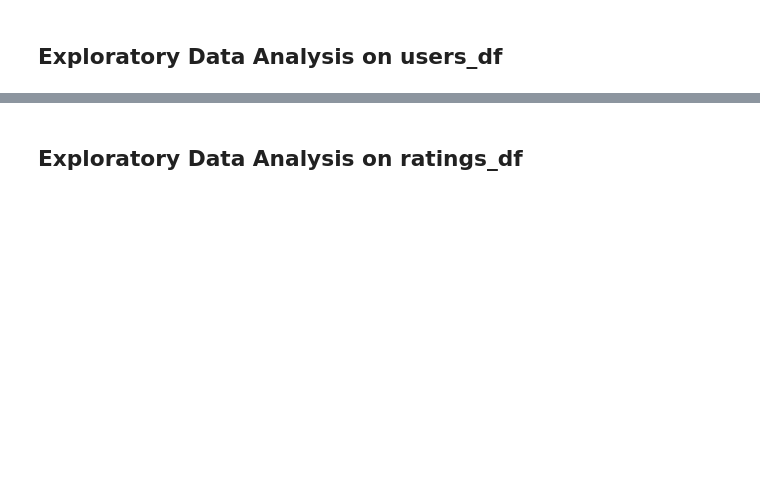
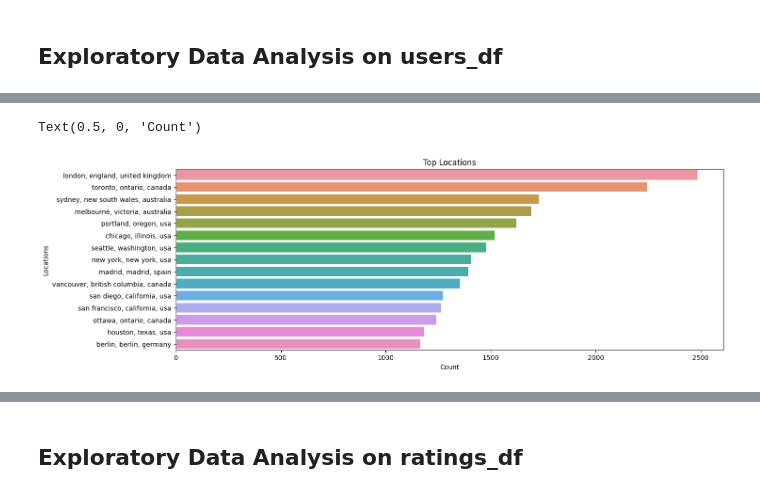
Before and after one commit to diptiranjan1998/Book-Recommendation-system, a Jupyter notebook: Book_Recommendation_System.ipynb, the cells around one changed output, grey strips where cells are left out. Saved outputs shown, nothing was run; the diff lists cells and outputs as text; code cells hidden in the pictures; blank space fills up the shorter version.

```diff
--- a/Book_Recommendation_System.ipynb
+++ b/Book_Recommendation_System.ipynb
@@ -414,0 +455,11 @@ users_df['Location'].nunique()
+# %%
+plt.figure(figsize= (15,5))
+
+sns.barplot(y= users_df['Location'].value_counts().iloc[:15].reset_index()['index'],
+            x= users_df['Location'].value_counts().iloc[:15].reset_index().Location)
+plt.title('Top Locations')
+plt.ylabel('Locations')
+plt.xlabel('Count')
+# %% [output]
+Text(0.5, 0, 'Count')
+[figure, added]
```
Also changed, not shown: parts of 34 cells of this notebook.
